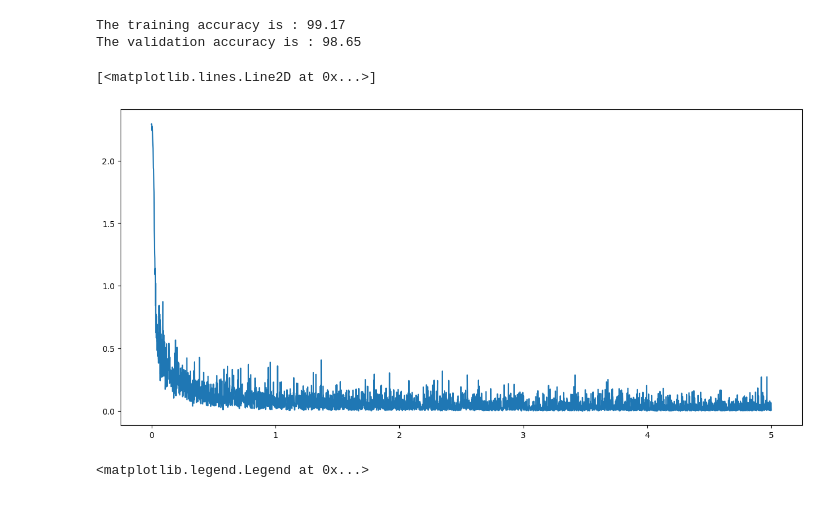
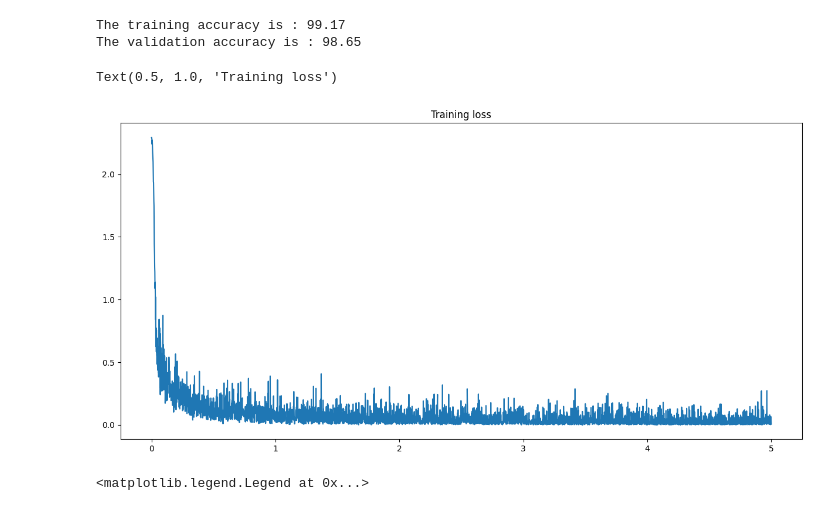
Before and after one commit to Jayadeep19/pytorch, a Jupyter notebook: 4. Convolutions and CNN/Convolutional_Neural_Network.ipynb, the cells around one changed output. Saved outputs shown, nothing was run; the diff lists cells and outputs as text; code cells hidden in the pictures.

```diff
--- a/4. Convolutions and CNN/Convolutional_Neural_Network.ipynb
+++ b/4. Convolutions and CNN/Convolutional_Neural_Network.ipynb
@@ -271,11 +271,12 @@ The validation accuracy is : 98.65
 # %%
 # plot the training graphs
 plt.figure(figsize = (15,7))
 x_axis = np.linspace(0, epochs, len(training_loss_logger))
 plt.plot(x_axis, training_loss_logger, label = "Training loss")
+plt.title('Training loss')
 # %% [output]
-[<matplotlib.lines.Line2D at 0x...>]
+Text(0.5, 1.0, 'Training loss')
-[figure, old version]
+[figure, new version]
 # %%
 # Plot accuracy
 plt.figure(figsize = (15,7))
```
Also changed, not shown: parts of 1 cell of this notebook.
